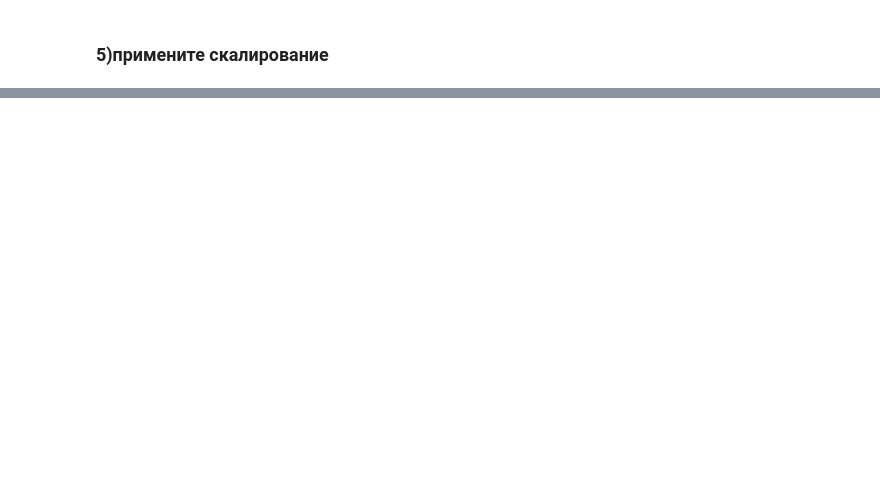
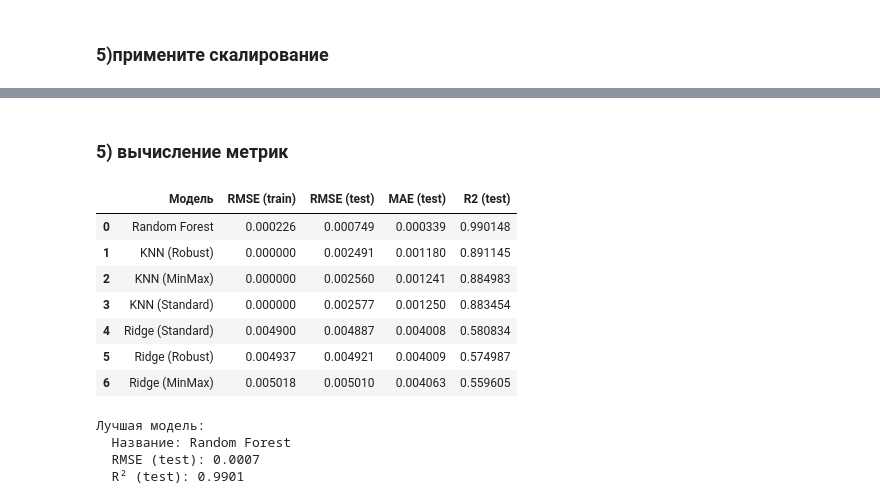
Before and after one commit to Kuzina-Varya/OMGTU, a Jupyter notebook: 3/Practicum/notebooks/lab2-6.ipynb, the cells around one changed output, grey strips where cells are left out. Saved outputs shown, nothing was run; the diff lists cells and outputs as text; code cells hidden in the pictures; blank space fills up the shorter version.

```diff
--- a/3/Practicum/notebooks/lab2-5.ipynb
+++ b/3/Practicum/notebooks/lab2-6.ipynb
@@ -1050,0 +1311,2 @@ X_test_robust = scaler_robust.transform(X_test_final)
+# %% [markdown]
+### 5) вычисление метрик
@@ -1050,0 +1327,63 @@ X_test_robust = scaler_robust.transform(X_test_final)
+# %%
+# Список моделей и их данных
+model_configs = [
+    # Деревья (без скалирования)
+    (best_rf, X_train_final, X_test_final, "Random Forest"),
+
+    # Ridge
+    (ridge_std, X_train_std, X_test_std, "Ridge (Standard)"),
+    (ridge_minmax, X_train_minmax, X_test_minmax, "Ridge (MinMax)"),
+    (ridge_robust, X_train_robust, X_test_robust, "Ridge (Robust)"),
+
+    # KNN
+    (knn_std, X_train_std, X_test_std, "KNN (Standard)"),
+    (knn_minmax, X_train_minmax, X_test_minmax, "KNN (MinMax)"),
+    (knn_robust, X_train_robust, X_test_robust, "KNN (Robust)"),
+
+]
+# %%
+results = []
+
+for model, X_train_scaled, X_test_scaled, name in model_configs:
+    # Прогноз на train и test
+    y_train_pred = model.predict(X_train_scaled)
+    y_test_pred = model.predict(X_test_scaled)
+
+    # Метрики
+    rmse_train = mean_squared_error(y_train_ansambl, y_train_pred, squared=False)
+    rmse_test = mean_squared_error(y_test, y_test_pred, squared=False)
+    mae_test = mean_absolute_error(y_test, y_test_pred)
+    r2_test = r2_score(y_test, y_test_pred)
+
+    results.append({
+        "Модель": name,
+        "RMSE (train)": rmse_train,
+        "RMSE (test)": rmse_test,
+        "MAE (test)": mae_test,
+        "R2 (test)": r2_test
+    })
+
+# Создаём сводную таблицу
+results_df = pd.DataFrame(results)
+results_df = results_df.sort_values("RMSE (test)").reset_index(drop=True)
+results_df
+# %% [output]
+|  | Модель | RMSE (train) | RMSE (test) | MAE (test) | R2 (test) |
+| 0 | Random Forest | 0.000226 | 0.000749 | 0.000339 | 0.990148 |
+| 1 | KNN (Robust) | 0.000000 | 0.002491 | 0.001180 | 0.891145 |
+| 2 | KNN (MinMax) | 0.000000 | 0.002560 | 0.001241 | 0.884983 |
+| 3 | KNN (Standard) | 0.000000 | 0.002577 | 0.001250 | 0.883454 |
+| 4 | Ridge (Standard) | 0.004900 | 0.004887 | 0.004008 | 0.580834 |
+| 5 | Ridge (Robust) | 0.004937 | 0.004921 | 0.004009 | 0.574987 |
+| 6 | Ridge (MinMax) | 0.005018 | 0.005010 | 0.004063 | 0.559605 |
+# %%
+best_model_row = results_df.iloc[0]
+print("Лучшая модель:")
+print(f"  Название: {best_model_row['Модель']}")
+print(f"  RMSE (test): {best_model_row['RMSE (test)']:.4f}")
+print(f"  R² (test): {best_model_row['R2 (test)']:.4f}")
+# %% [output]
+Лучшая модель:
+  Название: Random Forest
+  RMSE (test): 0.0007
+  R² (test): 0.9901
```
Also changed, not shown: parts of 22 cells of this notebook.
